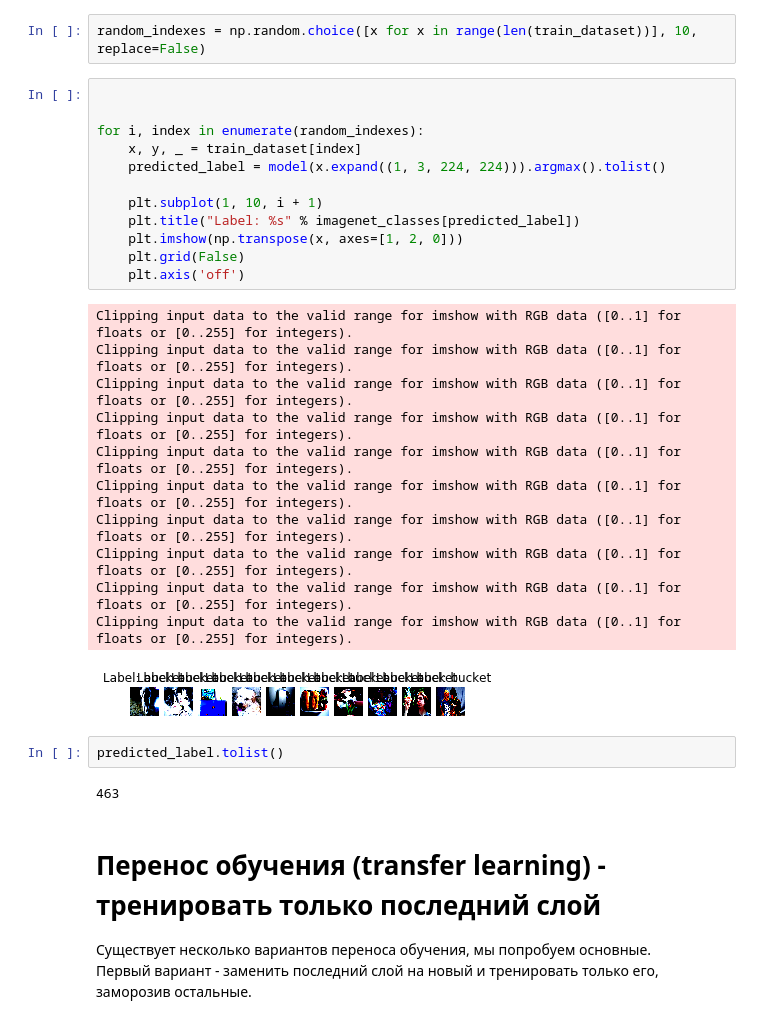
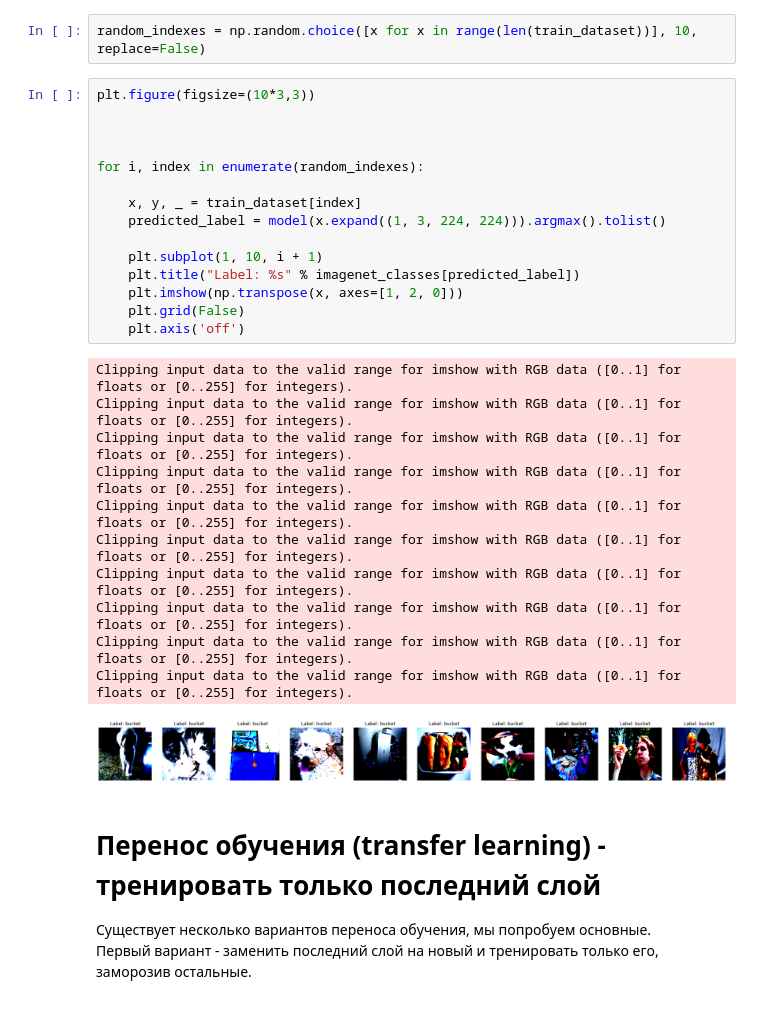
Before and after one commit to 2113vm/dl_course_ai, a Jupyter notebook: assignments/assignment4/HotdogOrNot.ipynb, the cells around one changed output. Cells and saved outputs as stored; diff of their text form.

```diff
--- a/assignments/assignment4/HotdogOrNot.ipynb
+++ b/assignments/assignment4/HotdogOrNot.ipynb
@@ -294,33 +294,32 @@ imagenet_classes = load_imagenet_classes()
 # %%
 random_indexes = np.random.choice([x for x in range(len(train_dataset))], 10, replace=False)
 # %%
+plt.figure(figsize=(10*3,3))
+
 
 
 for i, index in enumerate(random_indexes):
+
     x, y, _ = train_dataset[index]
     predicted_label = model(x.expand((1, 3, 224, 224))).argmax().tolist()
 
     plt.subplot(1, 10, i + 1)
     plt.title("Label: %s" % imagenet_classes[predicted_label])
     plt.imshow(np.transpose(x, axes=[1, 2, 0]))
     plt.grid(False)
     plt.axis('off')
 # %% [output]
 Clipping input data to the valid range for imshow with RGB data ([0..1] for floats or [0..255] for integers).
 Clipping input data to the valid range for imshow with RGB data ([0..1] for floats or [0..255] for integers).
 Clipping input data to the valid range for imshow with RGB data ([0..1] for floats or [0..255] for integers).
 Clipping input data to the valid range for imshow with RGB data ([0..1] for floats or [0..255] for integers).
 Clipping input data to the valid range for imshow with RGB data ([0..1] for floats or [0..255] for integers).
 Clipping input data to the valid range for imshow with RGB data ([0..1] for floats or [0..255] for integers).
 Clipping input data to the valid range for imshow with RGB data ([0..1] for floats or [0..255] for integers).
 Clipping input data to the valid range for imshow with RGB data ([0..1] for floats or [0..255] for integers).
 Clipping input data to the valid range for imshow with RGB data ([0..1] for floats or [0..255] for integers).
 Clipping input data to the valid range for imshow with RGB data ([0..1] for floats or [0..255] for integers).
-[figure, old version]
+[figure, new version]
-# %%
-predicted_label.tolist()
-# %% [output]
-463
 # %% [markdown]
 # Перенос обучения (transfer learning) - тренировать только последний слой
 
```
Also changed, not shown: parts of 6 cells of this notebook.
